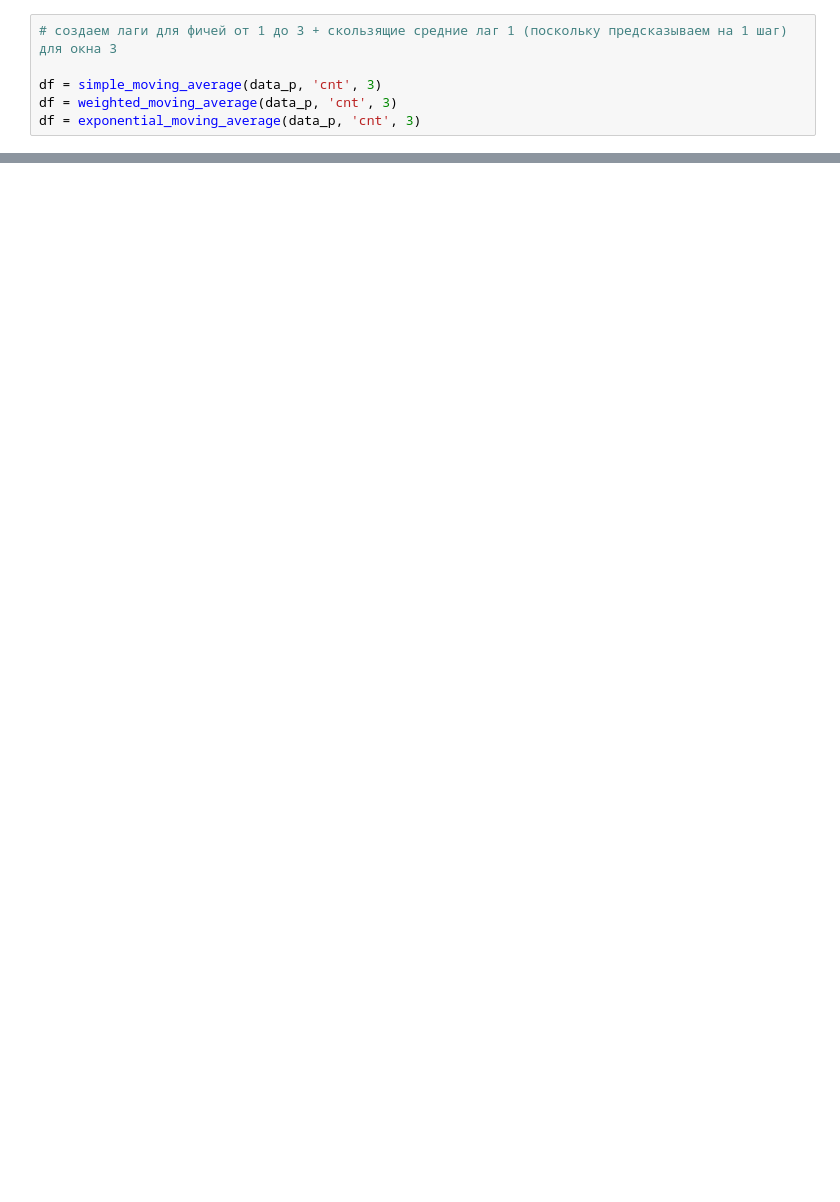
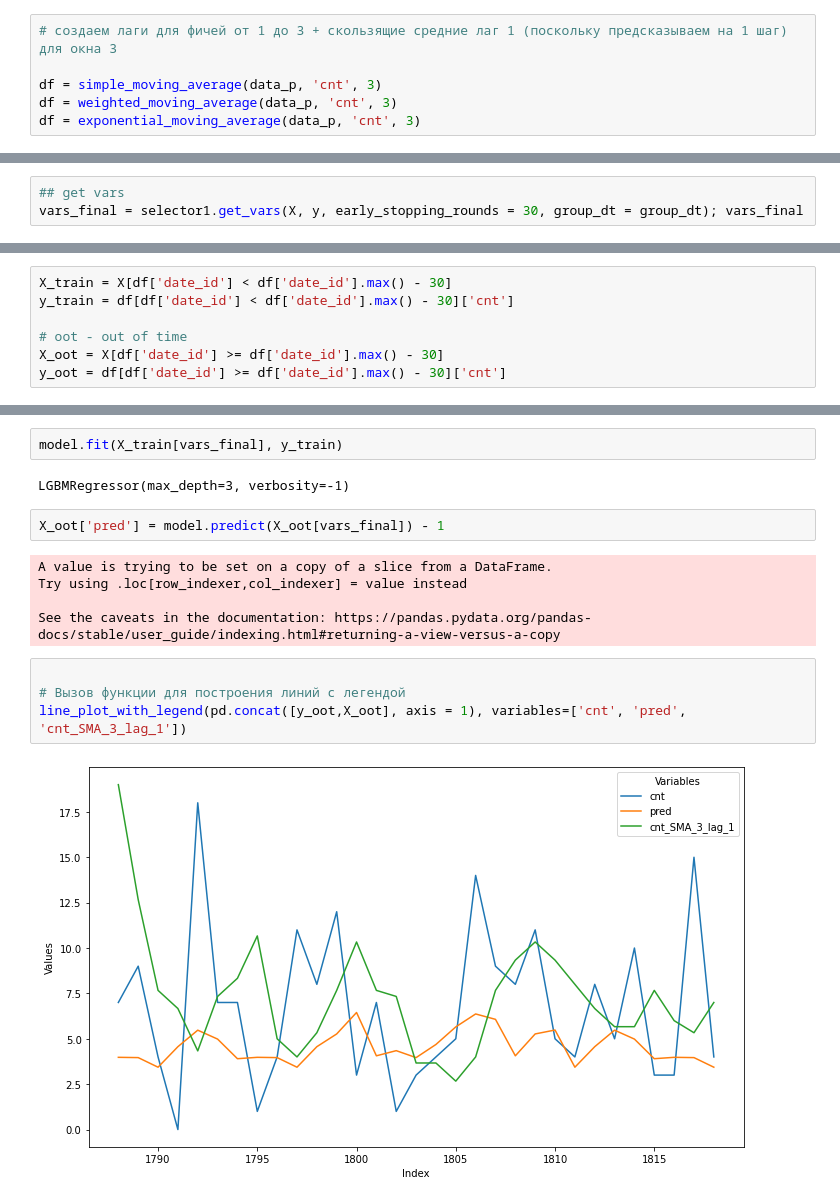
Before and after one commit to VityaShevcov/itmo_product_hack, a Jupyter notebook: pred_1_step.ipynb, the cells around one changed output, grey strips where cells are left out. Drawn from its saved outputs; the diff is of its cells as text; blank space fills up the shorter version.

```diff
--- a/pred_1_step.ipynb
+++ b/pred_1_step.ipynb
@@ -132,0 +290,3 @@ X = create_lag_features(df, list_for_lags, 1, 3)
+# %%
+## get vars
+vars_final = selector1.get_vars(X, y, early_stopping_rounds = 30, group_dt = group_dt); vars_final
@@ -132,0 +325,7 @@ X = create_lag_features(df, list_for_lags, 1, 3)
+# %%
+X_train = X[df['date_id'] < df['date_id'].max() - 30]
+y_train = df[df['date_id'] < df['date_id'].max() - 30]['cnt']
+
+# oot - out of time
+X_oot = X[df['date_id'] >= df['date_id'].max() - 30]
+y_oot = df[df['date_id'] >= df['date_id'].max() - 30]['cnt']
@@ -132,0 +336,17 @@ X = create_lag_features(df, list_for_lags, 1, 3)
+# %%
+model.fit(X_train[vars_final], y_train)
+# %% [output]
+LGBMRegressor(max_depth=3, verbosity=-1)
+# %%
+X_oot['pred'] = model.predict(X_oot[vars_final]) - 1
+# %% [output]
+A value is trying to be set on a copy of a slice from a DataFrame.
+Try using .loc[row_indexer,col_indexer] = value instead
+
+See the caveats in the documentation: https://pandas.pydata.org/pandas-docs/stable/user_guide/indexing.html#returning-a-view-versus-a-copy
+# %%
+
+# Вызов функции для построения линий с легендой
+line_plot_with_legend(pd.concat([y_oot,X_oot], axis = 1), variables=['cnt', 'pred', 'cnt_SMA_3_lag_1'])
+# %% [output]
+[figure, added]
```
Also changed, not shown: parts of 28 cells of this notebook, 2 other files.
